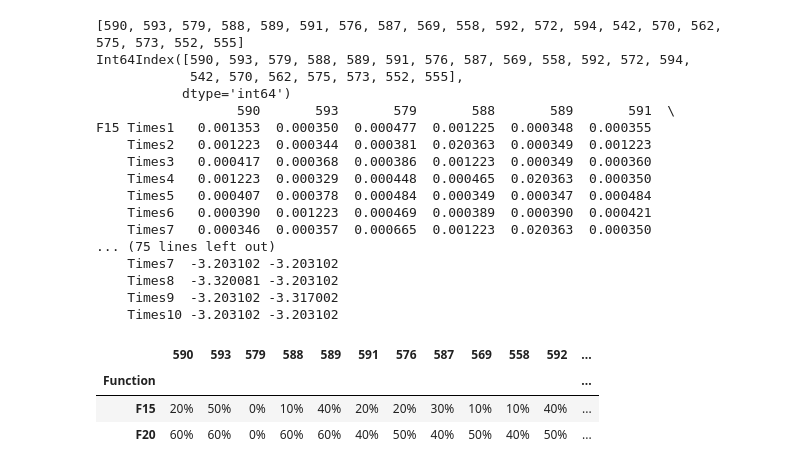
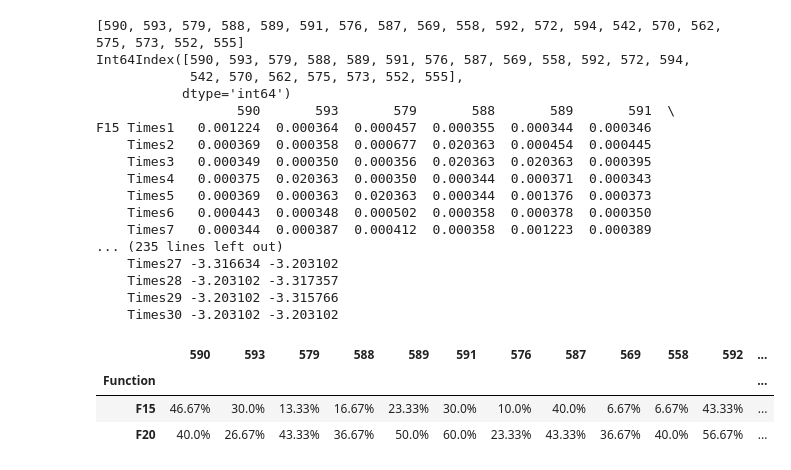
Before and after one commit to JIAOJIAOMEI/Evolution_algorithm, a Jupyter notebook: Experiment10/30L/combine_budget.ipynb, the cells around one changed output. Saved outputs shown, nothing was run; the diff lists cells and outputs as text; code cells hidden in the pictures.

```diff
--- a/Experiment10/30L/combine_budget.ipynb
+++ b/Experiment10/30L/combine_budget.ipynb
@@ -53,45 +53,45 @@ def percent(Function, optimal):
     elif Function in ["F17"]:
         dataframe = dataframe.round(3)
     elif Function in ["F8","F19", "F20"]:
         dataframe = dataframe.round(2)
     elif Function in ["F15", "F16", "F21", "F22", "F23"]:
         dataframe = dataframe.round(4)
 
     dataframe = pd.DataFrame(data=dataframe.values,
                              columns=dataframe.columns)
     percent_dataframe = dataframe.applymap(lambda x: True if x <= optimal else False)
     percent_dataframe["Function"] = Function
     return percent_dataframe
 
 opt = [0.0, 0.0, 0.0, 0.0, 0.0, 0.0, 0.0, -418.98 * 50, 0.0, 0.0, 0.0, 0.0, 0.0, 1.0, 0.0003, -1.0316, 0.398, 3.0,
        -3.86, -3.32, -10.1532,-10.4028, -10.5363]
 function_list = [15,20]
 percent_df = [percent(Function="F" + str(i), optimal=opt[i - 1]) for i in function_list]
 percent_df = pd.concat(percent_df, axis=0)
-percent_df = percent_df.groupby(["Function"]).sum().applymap(lambda x: str(x * 10) + "%")
+percent_df = percent_df.groupby(["Function"]).sum().applymap(lambda x: str(np.round(x * 10/3,2)) + "%")
 index = ["F" + str(i) for i in function_list]
 percent_df = percent_df.loc[index]
 display(percent_df)
 percent_df.to_csv("./Lamarck_percent.csv")
 # %% [output]
 [590, 593, 579, 588, 589, 591, 576, 587, 569, 558, 592, 572, 594, 542, 570, 562, 575, 573, 552, 555]
 Int64Index([590, 593, 579, 588, 589, 591, 576, 587, 569, 558, 592, 572, 594,
             542, 570, 562, 575, 573, 552, 555],
            dtype='int64')
                   590       593       579       588       589       591  \
-F15 Times1   0.001353  0.000350  0.000477  0.001225  0.000348  0.000355
-    Times2   0.001223  0.000344  0.000381  0.020363  0.000349  0.001223
-    Times3   0.000417  0.000368  0.000386  0.001223  0.000349  0.000360
-    Times4   0.001223  0.000329  0.000448  0.000465  0.020363  0.000350
-    Times5   0.000407  0.000378  0.000484  0.000349  0.000347  0.000484
-    Times6   0.000390  0.001223  0.000469  0.000389  0.000390  0.000421
-    Times7   0.000346  0.000357  0.000665  0.001223  0.020363  0.000350
-... (75 lines left out)
-    Times7  -3.203102 -3.203102
-    Times8  -3.320081 -3.203102
-    Times9  -3.203102 -3.317002
-    Times10 -3.203102 -3.203102
+F15 Times1   0.001224  0.000364  0.000457  0.000355  0.000344  0.000346
+    Times2   0.000369  0.000358  0.000677  0.020363  0.000454  0.000445
+    Times3   0.000349  0.000350  0.000356  0.020363  0.020363  0.000395
+    Times4   0.000375  0.020363  0.000350  0.000344  0.000371  0.000343
+    Times5   0.000369  0.000363  0.020363  0.000344  0.001376  0.000373
+    Times6   0.000443  0.000348  0.000502  0.000358  0.000378  0.000350
+    Times7   0.000344  0.000387  0.000412  0.000358  0.001223  0.000389
+... (235 lines left out)
+    Times27 -3.316634 -3.203102
+    Times28 -3.203102 -3.317357
+    Times29 -3.203102 -3.315766
+    Times30 -3.203102 -3.203102
 |  | 590 | 593 | 579 | 588 | 589 | 591 | 576 | 587 | 569 | 558 | 592 | ... |
 | Function |  |  |  |  |  |  |  |  |  |  |  | ... |
-| F15 | 20% | 50% | 0% | 10% | 40% | 20% | 20% | 30% | 10% | 10% | 40% | ... |
-| F20 | 60% | 60% | 0% | 60% | 60% | 40% | 50% | 40% | 50% | 40% | 50% | ... |
+| F15 | 46.67% | 30.0% | 13.33% | 16.67% | 23.33% | 30.0% | 10.0% | 40.0% | 6.67% | 6.67% | 43.33% | ... |
+| F20 | 40.0% | 26.67% | 43.33% | 36.67% | 50.0% | 60.0% | 23.33% | 43.33% | 36.67% | 40.0% | 56.67% | ... |
```
Also changed, not shown: parts of 1 cell of this notebook, 45 other files.
